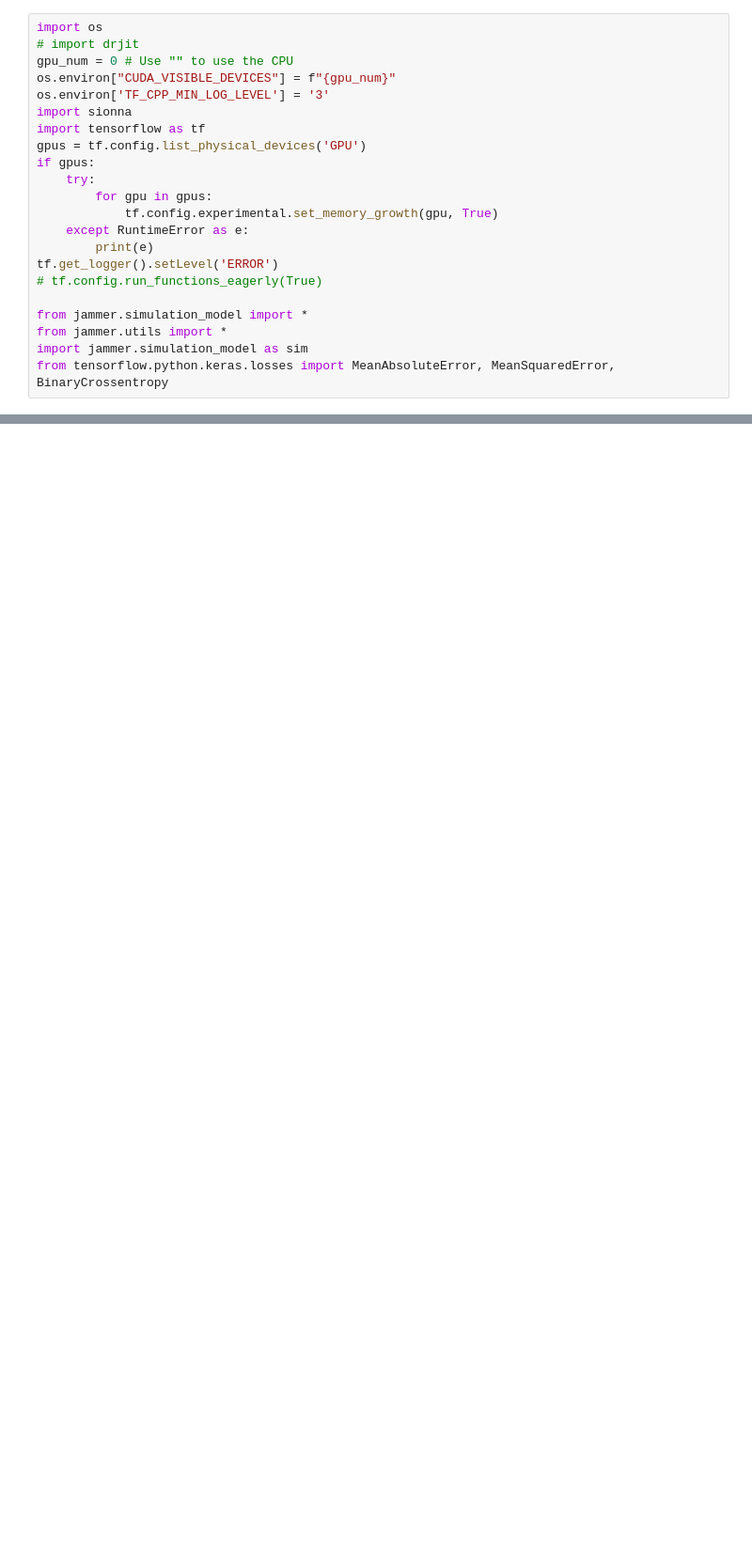
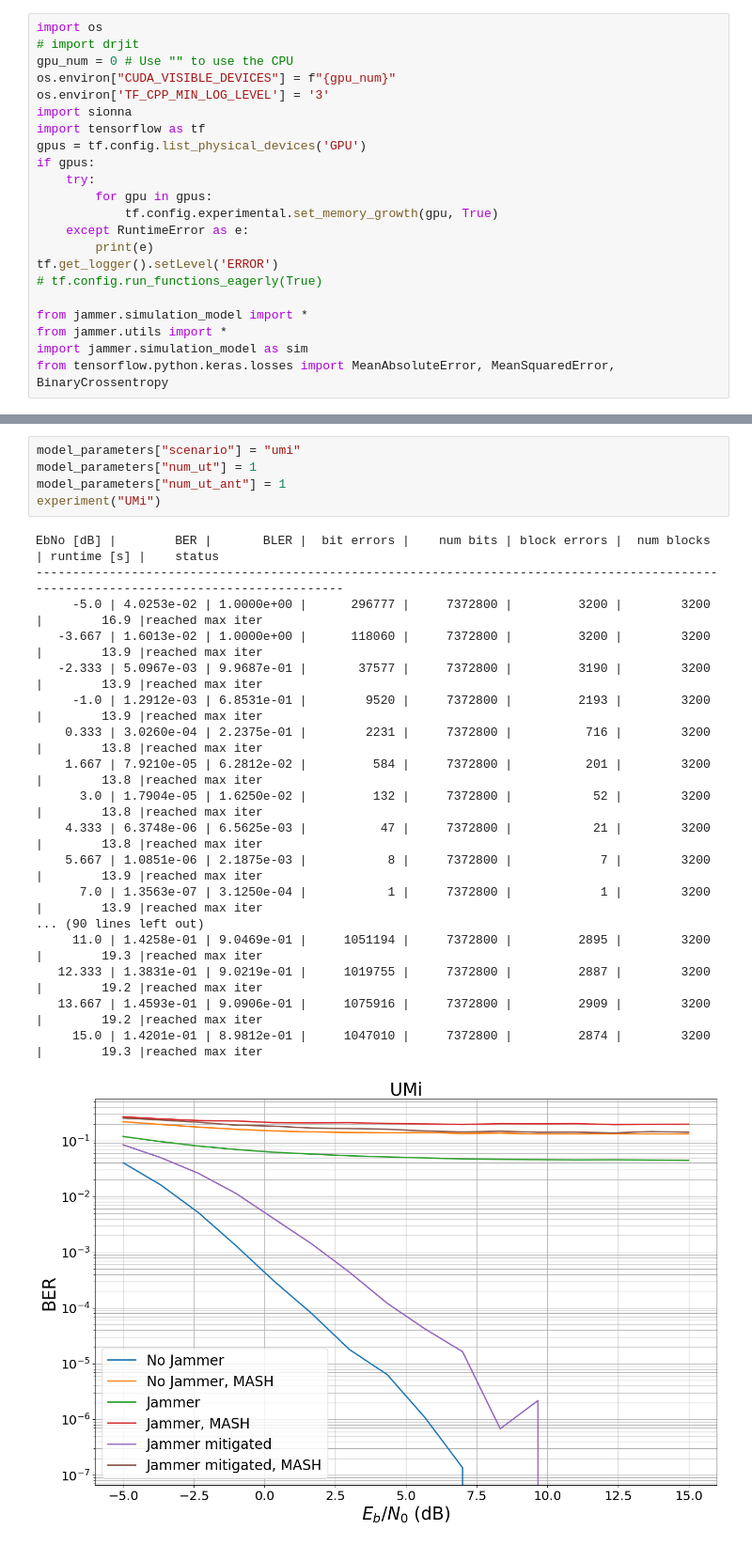
Before and after one commit to IIP-Group/pyjama, a Jupyter notebook: simulations/mash.ipynb, the cells around one changed output, grey strips where cells are left out. Shown: that part at 94% size. Cells and saved outputs as stored; diff of their text form; blank space fills up the shorter version.

```diff
--- a/simulations/mash.ipynb
+++ b/simulations/mash.ipynb
@@ -102,0 +129,24 @@ EbNo [dB] |        BER |       BLER |  bit errors |    num bits | block errors |
+# %%
+model_parameters["scenario"] = "umi"
+model_parameters["num_ut"] = 1
+model_parameters["num_ut_ant"] = 1
+experiment("UMi")
+# %% [output]
+EbNo [dB] |        BER |       BLER |  bit errors |    num bits | block errors |  num blocks | runtime [s] |    status
+---------------------------------------------------------------------------------------------------------------------------------------
+     -5.0 | 4.0253e-02 | 1.0000e+00 |      296777 |     7372800 |         3200 |        3200 |        16.9 |reached max iter
+   -3.667 | 1.6013e-02 | 1.0000e+00 |      118060 |     7372800 |         3200 |        3200 |        13.9 |reached max iter
+   -2.333 | 5.0967e-03 | 9.9687e-01 |       37577 |     7372800 |         3190 |        3200 |        13.9 |reached max iter
+     -1.0 | 1.2912e-03 | 6.8531e-01 |        9520 |     7372800 |         2193 |        3200 |        13.9 |reached max iter
+    0.333 | 3.0260e-04 | 2.2375e-01 |        2231 |     7372800 |          716 |        3200 |        13.8 |reached max iter
+    1.667 | 7.9210e-05 | 6.2812e-02 |         584 |     7372800 |          201 |        3200 |        13.8 |reached max iter
+      3.0 | 1.7904e-05 | 1.6250e-02 |         132 |     7372800 |           52 |        3200 |        13.8 |reached max iter
+    4.333 | 6.3748e-06 | 6.5625e-03 |          47 |     7372800 |           21 |        3200 |        13.8 |reached max iter
+    5.667 | 1.0851e-06 | 2.1875e-03 |           8 |     7372800 |            7 |        3200 |        13.9 |reached max iter
+      7.0 | 1.3563e-07 | 3.1250e-04 |           1 |     7372800 |            1 |        3200 |        13.9 |reached max iter
+... (90 lines left out)
+     11.0 | 1.4258e-01 | 9.0469e-01 |     1051194 |     7372800 |         2895 |        3200 |        19.3 |reached max iter
+   12.333 | 1.3831e-01 | 9.0219e-01 |     1019755 |     7372800 |         2887 |        3200 |        19.2 |reached max iter
+   13.667 | 1.4593e-01 | 9.0906e-01 |     1075916 |     7372800 |         2909 |        3200 |        19.2 |reached max iter
+     15.0 | 1.4201e-01 | 8.9812e-01 |     1047010 |     7372800 |         2874 |        3200 |        19.3 |reached max iter
+[figure, added]
```
Also changed, not shown: parts of 4 cells of this notebook, 1 other file.
